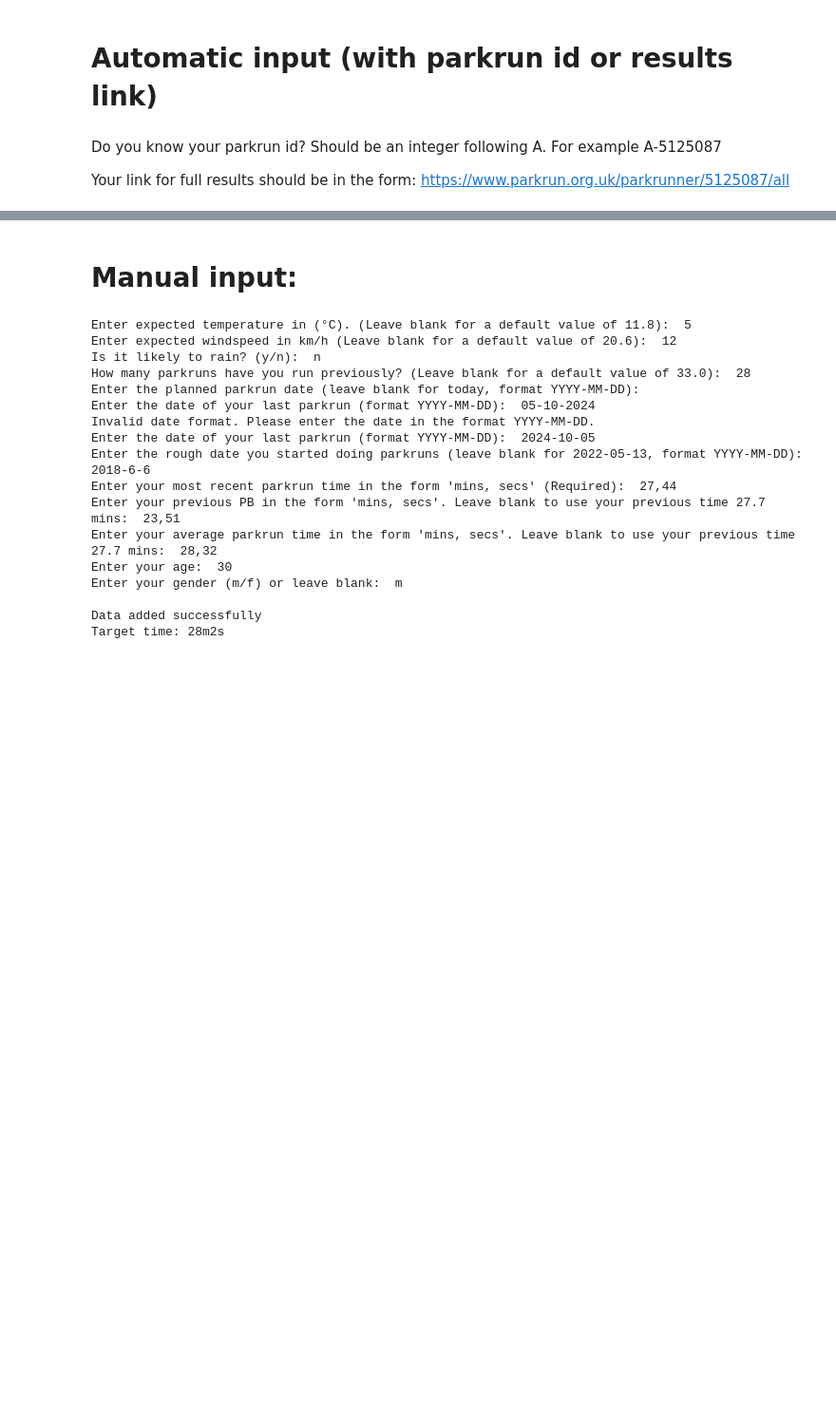
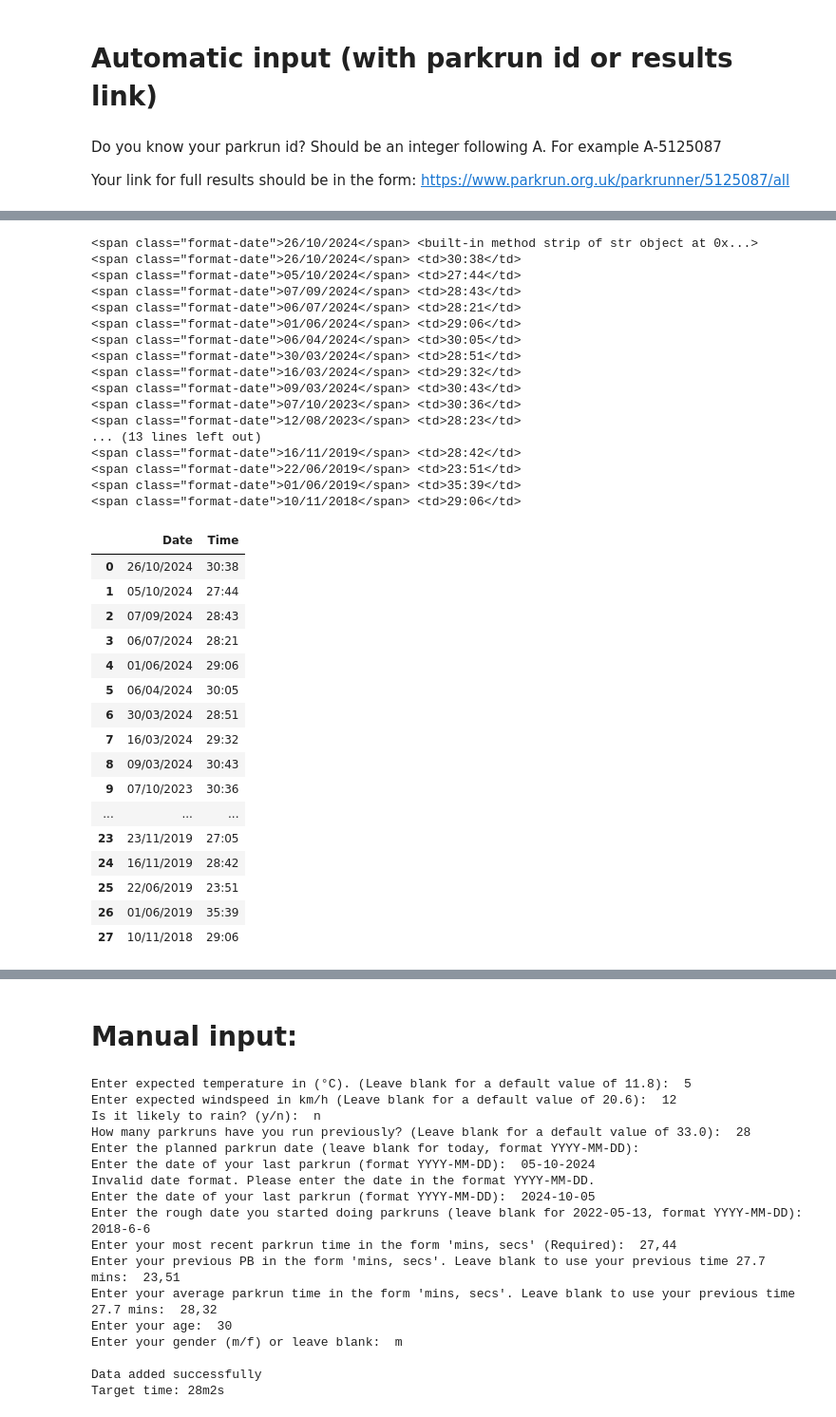
Before and after one commit to owen-george/parkrun_analysis, a Jupyter notebook: 6_Predictor.ipynb, the cells around one changed output, grey strips where cells are left out. Shown: that part at 95% size. Drawn from its saved outputs; the diff is of its cells as text; code cells hidden in the pictures; blank space fills up the shorter version.

```diff
--- a/6_Predictor.ipynb
+++ b/6_Predictor.ipynb
@@ -24,0 +81,55 @@ https://www.parkrun.org.uk/parkrunner/5125087/all
+# %%
+table = soup.find_all('table')
+
+dates = []
+times = []
+
+for row in table[2].find_all('tr'):
+    data_point = row.find_all('td')
+    if len(data_point) > 4:
+        date = data_point[1].find('span', class_="format-date")
+        time = data_point[4]
+
+        if date:
+            dates.append(date.text.strip())
+        if time:
+            times.append(time.text.strip())
+
+date_time_df = pd.DataFrame({'Date': dates, 'Time': times})
+
+date_time_df
+# %% [output]
+<span class="format-date">26/10/2024</span> <built-in method strip of str object at 0x...>
+<span class="format-date">26/10/2024</span> <td>30:38</td>
+<span class="format-date">05/10/2024</span> <td>27:44</td>
+<span class="format-date">07/09/2024</span> <td>28:43</td>
+<span class="format-date">06/07/2024</span> <td>28:21</td>
+<span class="format-date">01/06/2024</span> <td>29:06</td>
+<span class="format-date">06/04/2024</span> <td>30:05</td>
+<span class="format-date">30/03/2024</span> <td>28:51</td>
+<span class="format-date">16/03/2024</span> <td>29:32</td>
+<span class="format-date">09/03/2024</span> <td>30:43</td>
+<span class="format-date">07/10/2023</span> <td>30:36</td>
+<span class="format-date">12/08/2023</span> <td>28:23</td>
+... (13 lines left out)
+<span class="format-date">16/11/2019</span> <td>28:42</td>
+<span class="format-date">22/06/2019</span> <td>23:51</td>
+<span class="format-date">01/06/2019</span> <td>35:39</td>
+<span class="format-date">10/11/2018</span> <td>29:06</td>
+|  | Date | Time |
+| 0 | 26/10/2024 | 30:38 |
+| 1 | 05/10/2024 | 27:44 |
+| 2 | 07/09/2024 | 28:43 |
+| 3 | 06/07/2024 | 28:21 |
+| 4 | 01/06/2024 | 29:06 |
+| 5 | 06/04/2024 | 30:05 |
+| 6 | 30/03/2024 | 28:51 |
+| 7 | 16/03/2024 | 29:32 |
+| 8 | 09/03/2024 | 30:43 |
+| 9 | 07/10/2023 | 30:36 |
+| ... | ... | ... |
+| 23 | 23/11/2019 | 27:05 |
+| 24 | 16/11/2019 | 28:42 |
+| 25 | 22/06/2019 | 23:51 |
+| 26 | 01/06/2019 | 35:39 |
+| 27 | 10/11/2018 | 29:06 |
```
Also changed, not shown: parts of 10 cells of this notebook.
